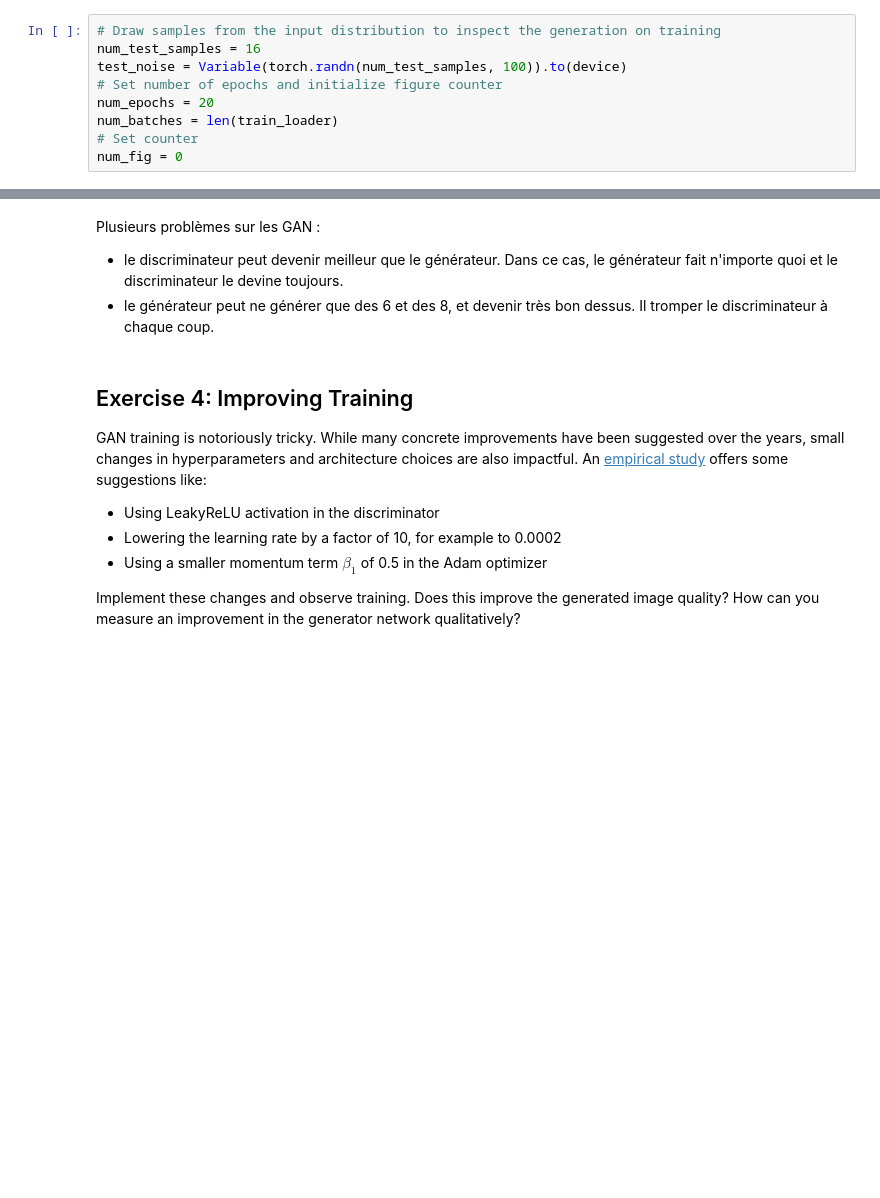
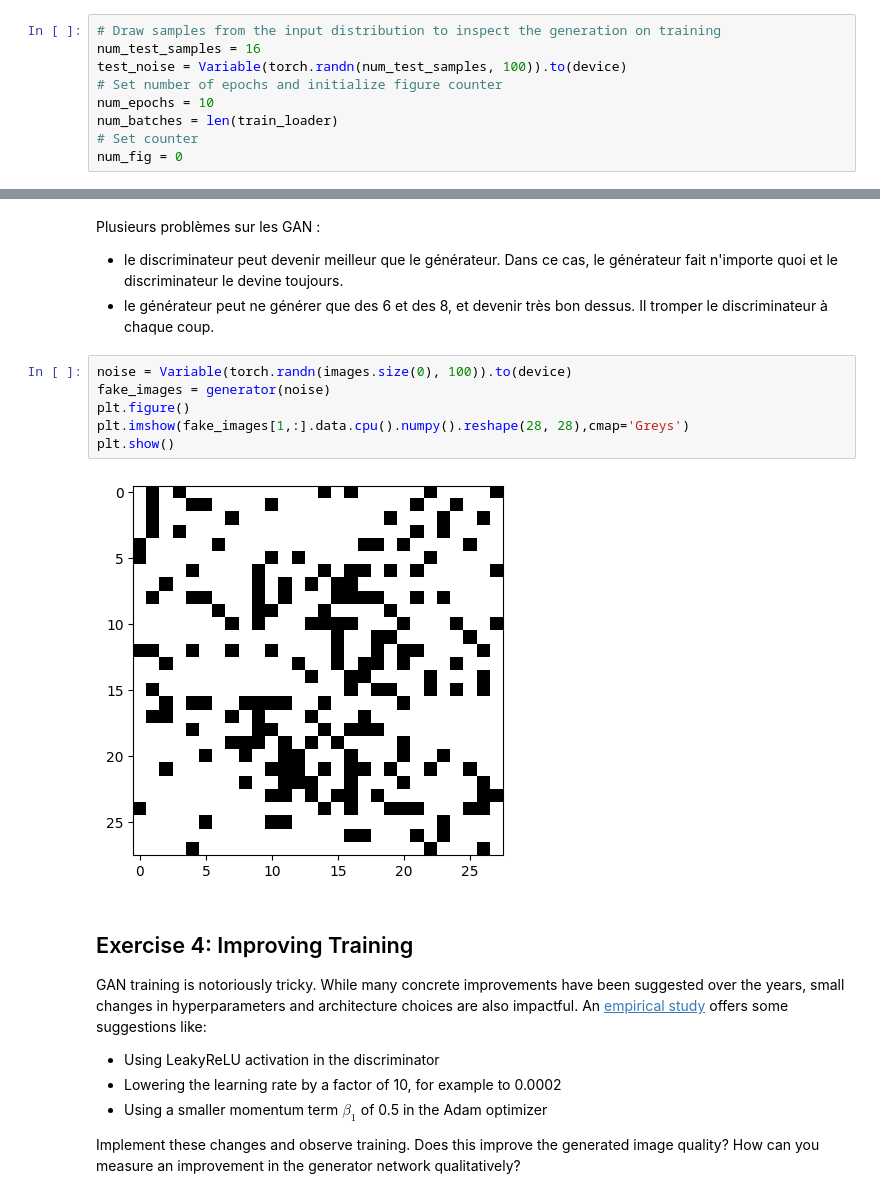
Before and after one commit to nnniels/SDD-deep-learning, a Jupyter notebook: GAN/Generative_Adversarial_Networks.ipynb, the cells around one changed output, grey strips where cells are left out. Drawn from its saved outputs; the diff is of its cells as text; blank space fills up the shorter version.

```diff
--- a/GAN/Generative_Adversarial_Networks.ipynb
+++ b/GAN/Generative_Adversarial_Networks.ipynb
@@ -361,7 +364,7 @@ g_optimizer = torch.optim.Adam(generator.parameters())
 num_test_samples = 16
 test_noise = Variable(torch.randn(num_test_samples, 100)).to(device)
 # Set number of epochs and initialize figure counter
-num_epochs = 20
+num_epochs = 10
 num_batches = len(train_loader)
 # Set counter
 num_fig = 0
@@ -447,6 +453,14 @@ plt.legend();
 Plusieurs problèmes sur les GAN :
  - le discriminateur peut devenir meilleur que le générateur. Dans ce cas, le générateur fait n'importe quoi et le discriminateur le devine toujours.
  - le générateur peut ne générer que des 6 et des 8, et devenir très bon dessus. Il tromper le discriminateur à chaque coup.
+# %%
+noise = Variable(torch.randn(images.size(0), 100)).to(device)
+fake_images = generator(noise)
+plt.figure()
+plt.imshow(fake_images[1,:].data.cpu().numpy().reshape(28, 28),cmap='Greys')
+plt.show()
+# %% [output]
+[figure, added]
 # %% [markdown]
 ## Exercise 4: Improving Training
 
```
Also changed, not shown: parts of 10 cells of this notebook.
